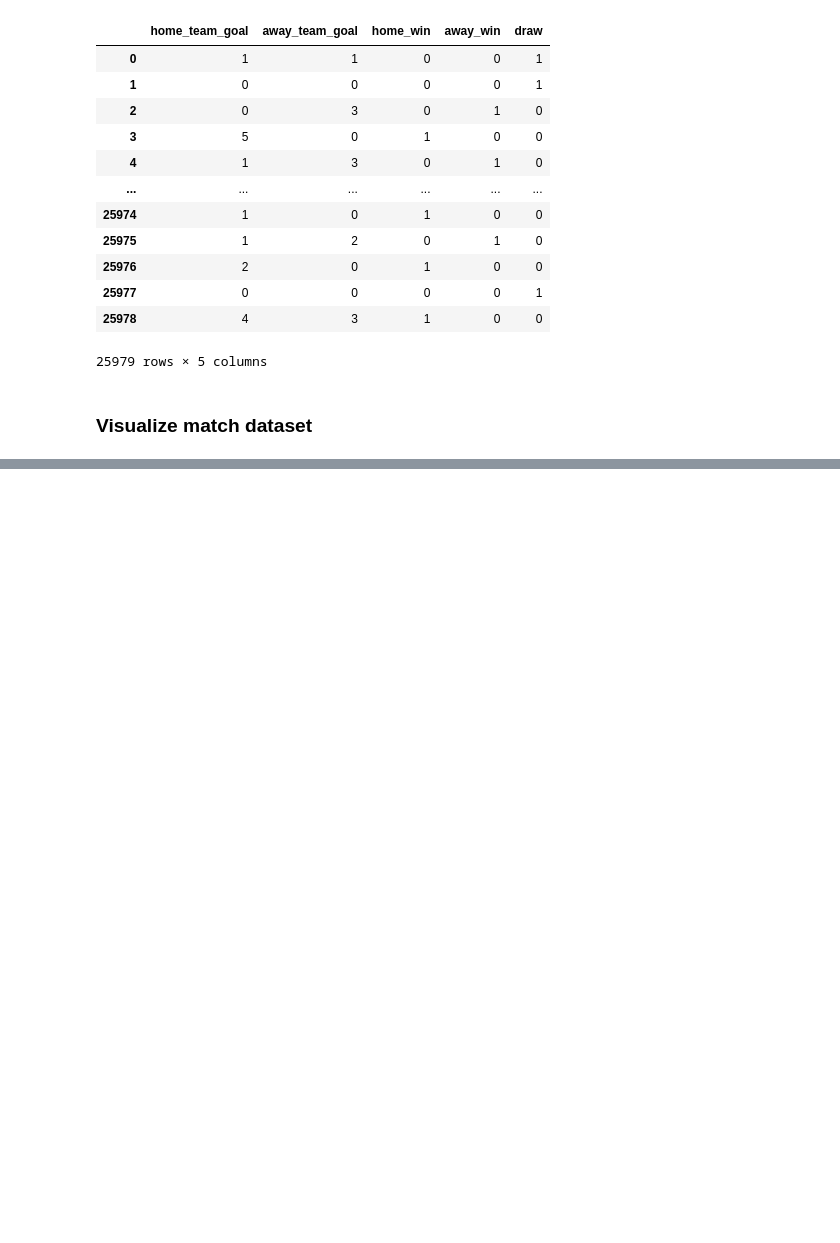
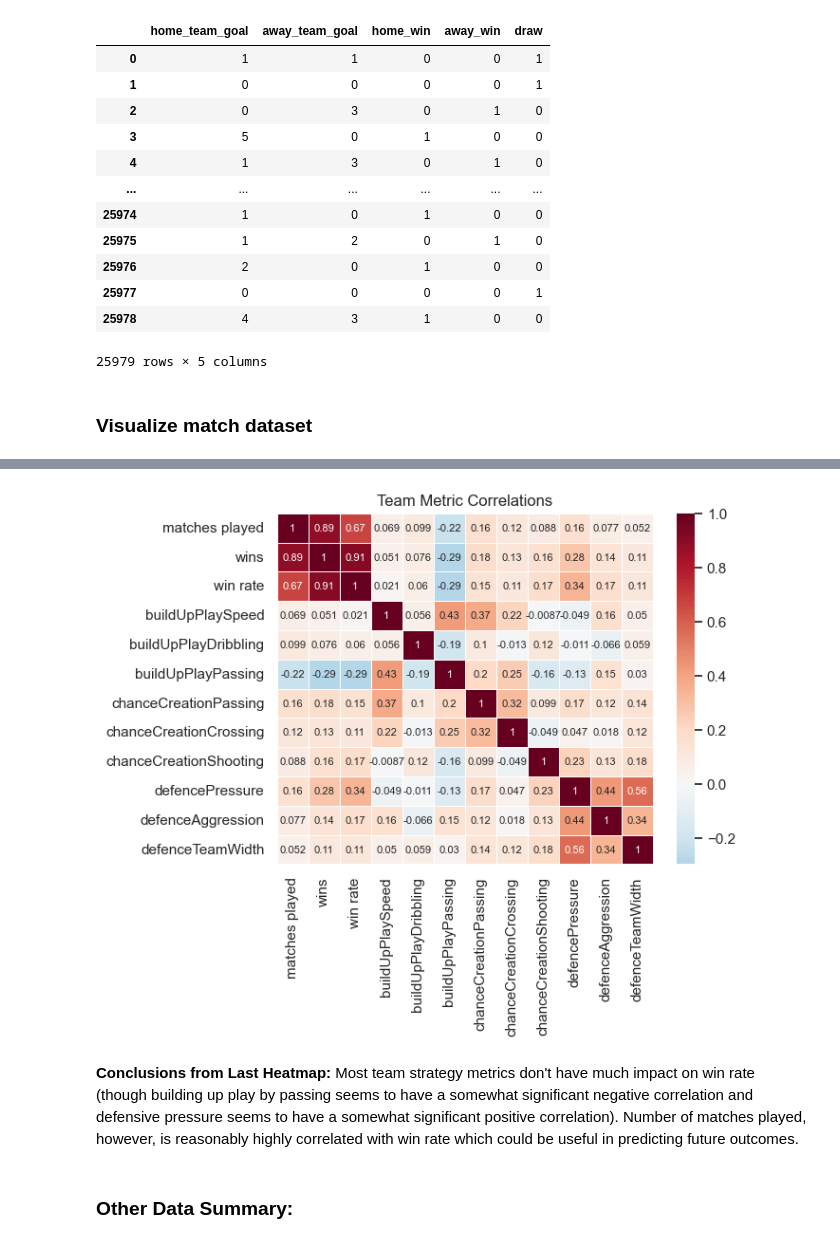
Before and after one commit to jexiao8211/CSDS312-Predicting-Soccer-Match-Outcome, a Jupyter notebook: data_exploration.ipynb, the cells around one changed output, grey strips where cells are left out. Drawn from its saved outputs; the diff is of its cells as text; code cells hidden in the pictures; blank space fills up the shorter version.

```diff
--- a/data_exploration.ipynb
+++ b/data_exploration.ipynb
@@ -177,0 +235,35 @@ plt.show()
+# %%
+data_team['buildUpPlaySpeed'] = np.zeros(299, dtype=float)
+data_team['buildUpPlayDribbling'] = np.zeros(299, dtype=float)
+data_team['buildUpPlayPassing'] = np.zeros(299, dtype=float)
+data_team['chanceCreationPassing'] = np.zeros(299, dtype=float)
+data_team['chanceCreationCrossing'] = np.zeros(299, dtype=float)
+data_team['chanceCreationShooting'] = np.zeros(299, dtype=float)
+data_team['defencePressure'] = np.zeros(299, dtype=float)
+data_team['defenceAggression'] = np.zeros(299, dtype=float)
+data_team['defenceTeamWidth'] = np.zeros(299, dtype=float)
+# Set average metrics for each team
+for t in all_teams:
+    t_data = data_team_att.loc[data_team_att['team_api_id'] == t]
+    data_team.loc[data_team['team_api_id'] == t, 'buildUpPlaySpeed'] = t_data['buildUpPlaySpeed'].mean()
+    data_team.loc[data_team['team_api_id'] == t, 'buildUpPlayDribbling'] = t_data['buildUpPlayDribbling'].mean()
+    data_team.loc[data_team['team_api_id'] == t, 'buildUpPlayPassing'] = t_data['buildUpPlayPassing'].mean()
+    data_team.loc[data_team['team_api_id'] == t, 'chanceCreationPassing'] = t_data['chanceCreationPassing'].mean()
+    data_team.loc[data_team['team_api_id'] == t, 'chanceCreationCrossing'] = t_data['chanceCreationCrossing'].mean()
+    data_team.loc[data_team['team_api_id'] == t, 'chanceCreationShooting'] = t_data['chanceCreationShooting'].mean()
+    data_team.loc[data_team['team_api_id'] == t, 'defencePressure'] = t_data['defencePressure'].mean()
+    data_team.loc[data_team['team_api_id'] == t, 'defenceAggression'] = t_data['defenceAggression'].mean()
+    data_team.loc[data_team['team_api_id'] == t, 'defenceTeamWidth'] = t_data['defenceTeamWidth'].mean()
+correlations = data_team[['matches played', 'wins', 'win rate', 'buildUpPlaySpeed', 'buildUpPlayDribbling',
+                          'buildUpPlayPassing', 'chanceCreationPassing', 'chanceCreationCrossing', 'chanceCreationShooting',
+                          'defencePressure', 'defenceAggression', 'defenceTeamWidth']].corr(method='pearson')
+sns.heatmap(data=correlations,xticklabels=correlations.columns,yticklabels=correlations.columns,cmap='RdBu_r',annot=True,
+            linewidth=0.5,center=0,annot_kws={'fontsize':8})
+plt.title('Team Metric Correlations')
+plt.show()
+# %% [output]
+[figure, added]
+# %% [markdown]
+**Conclusions from Last Heatmap:** Most team strategy metrics don't have much impact on win rate (though building up play by passing seems to have a somewhat significant negative correlation and defensive pressure seems to have a somewhat significant positive correlation). Number of matches played, however, is reasonably highly correlated with win rate which could be useful in predicting future outcomes.
+# %% [markdown]
+### Other Data Summary:
```
Also changed, not shown: parts of 11 cells of this notebook.
